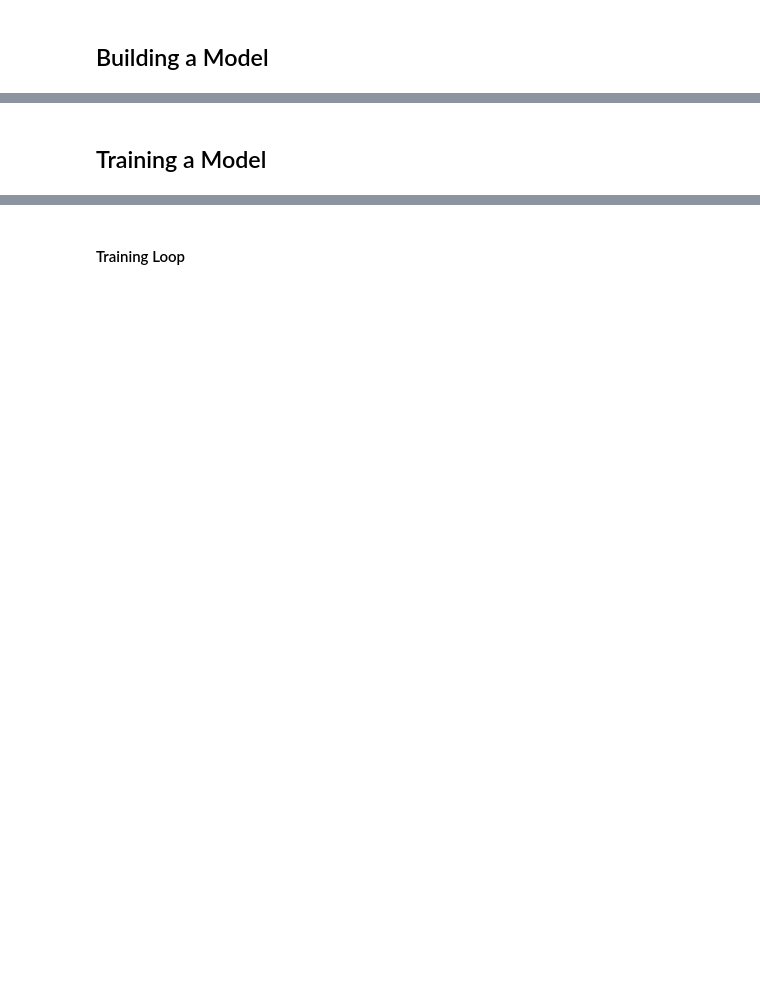
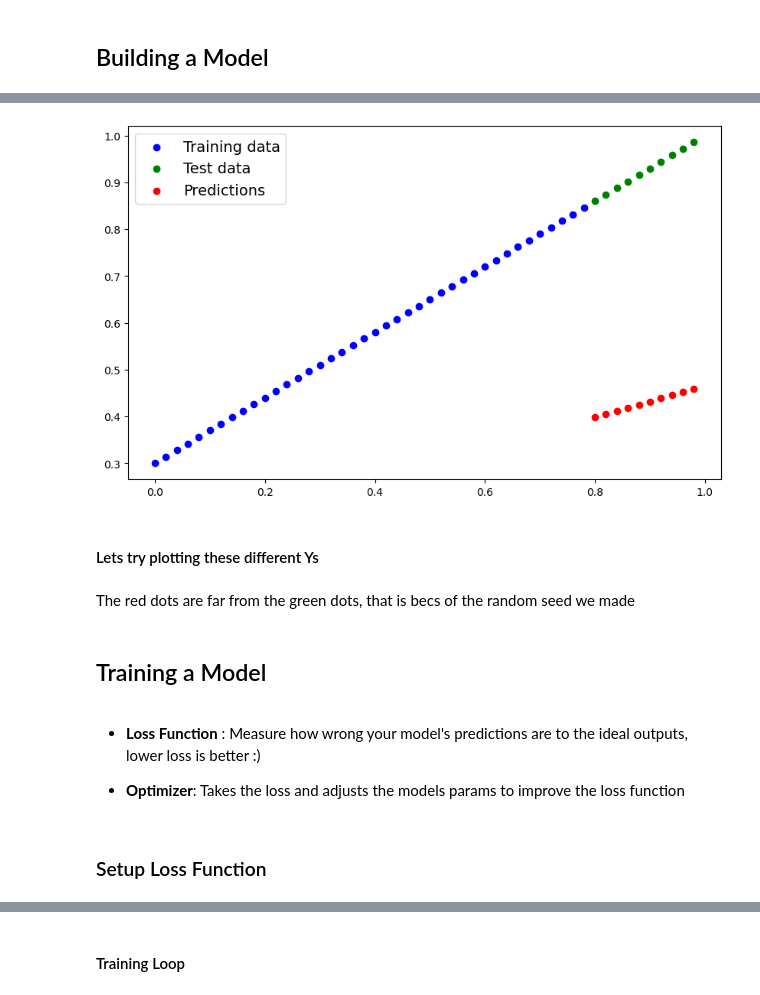
Before and after one commit to arousi/PyTorch_DL, a Jupyter notebook: PythonApplication1/01_PyTorch_DL.ipynb, the cells around one changed output, grey strips where cells are left out. Saved outputs shown, nothing was run; the diff lists cells and outputs as text; code cells hidden in the pictures; blank space fills up the shorter version.

```diff
--- a/PythonApplication1/01_PyTorch_DL.ipynb
+++ b/PythonApplication1/01_PyTorch_DL.ipynb
@@ -10,0 +48,8 @@ import matplotlib.pyplot as plt
+# %%
+# Create Data
+start = 0
+end = 1
+step = 0.02
+X = torch.arange(start, end, step).unsqueeze(dim=1)
+
+y = a + (b*X) #same as in the formula from above
@@ -14,0 +169,14 @@ import matplotlib.pyplot as plt
+# %%
+class LinearRegressionModel(nn.Module):
+    def __init__(self):
+        super().__init__()
+
+        #making random numbers
+        self.weights = nn.Parameter(torch.randn(1, requires_grad=True, dtype=torch.float))
+
+        self.bias = nn.Parameter(torch.randn(1, requires_grad=True, dtype=torch.float))
+
+        # calculate and adjust the randomness using a Gradient Dessent Algo
+        # هذا هو الدالة اللي تشتغل على الموضوع، دالة فورورد
+    def forward(self, x: torch.Tensor) -> torch.Tensor:
+        return self.weights * x + self.bias
@@ -14,0 +185,11 @@ import matplotlib.pyplot as plt
+# %%
+# Create a Random Seed
+torch.manual_seed(42)
+
+# Model instance of the Linear Reg Model
+model_0 = LinearRegressionModel()
+
+# Check params
+print(f"list:\n {list(model_0.parameters())}")
+print("==========================================")
+print(f"Parameters:\n{model_0.state_dict()}")
@@ -14,0 +206,7 @@ import matplotlib.pyplot as plt
+# %%
+with torch.inference_mode():
+    y_preds = model_0(X_test)
+
+print(f"Y Predictions: \n {y_preds}")
+print("=====================================")
+print(f"Y Test: \n{y_test}")
@@ -15,2 +231,16 @@ import matplotlib.pyplot as plt
+# %%
+plot_predictions(predictions = y_preds)
+# %% [output]
+[figure, added]
+# %% [markdown]
+#### Lets try plotting these different Ys
+# %% [markdown]
+The red dots are far from the green dots, that is becs of the random seed we made
 # %% [markdown]
 ## Training a Model
+# %% [markdown]
+- **Loss Function** : Measure how wrong your model's predictions are to the ideal outputs, lower loss is better :)
+
+- **Optimizer**: Takes the loss and adjusts the models params to improve the loss function
+# %% [markdown]
+### Setup Loss Function
```
Also changed, not shown: parts of 29 cells of this notebook, 25 other files.
